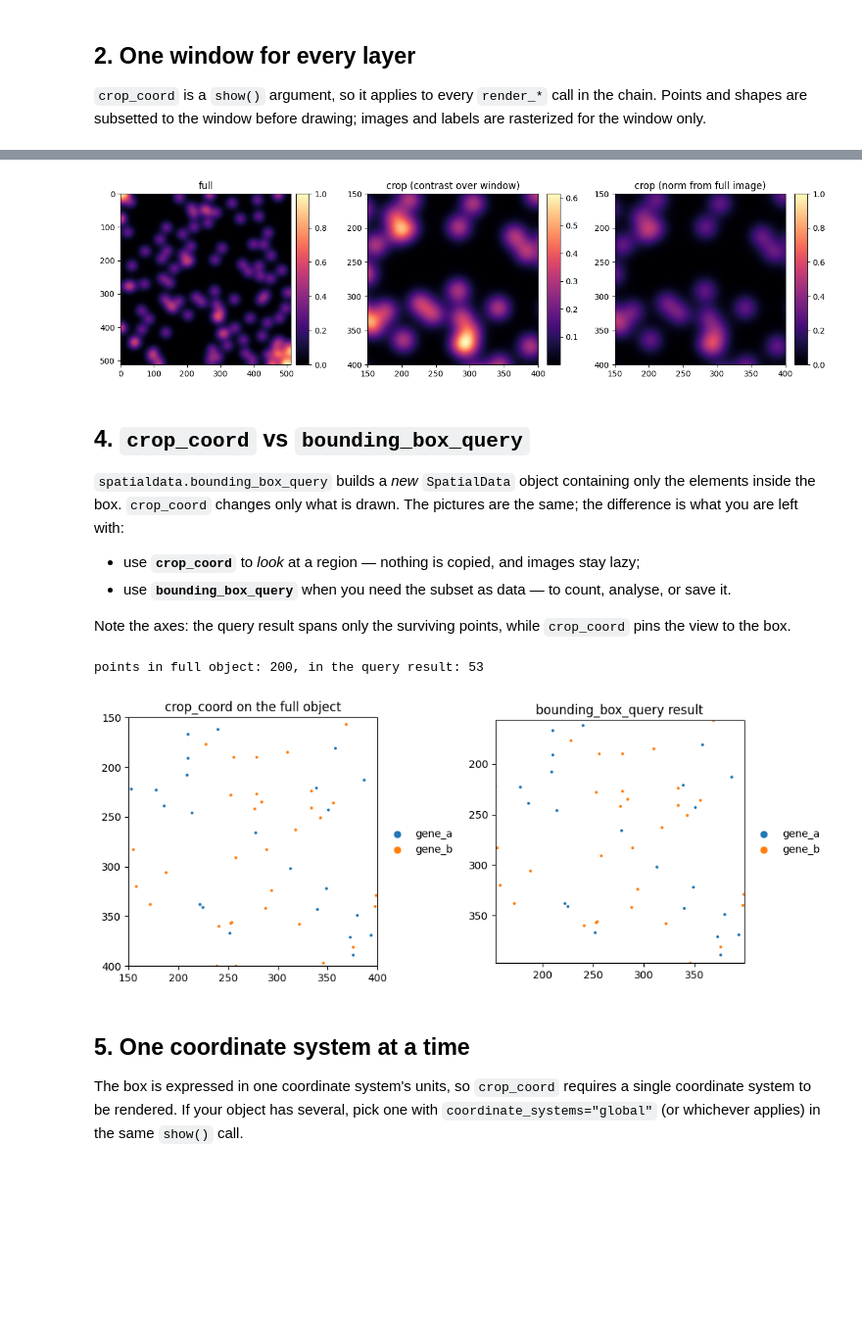
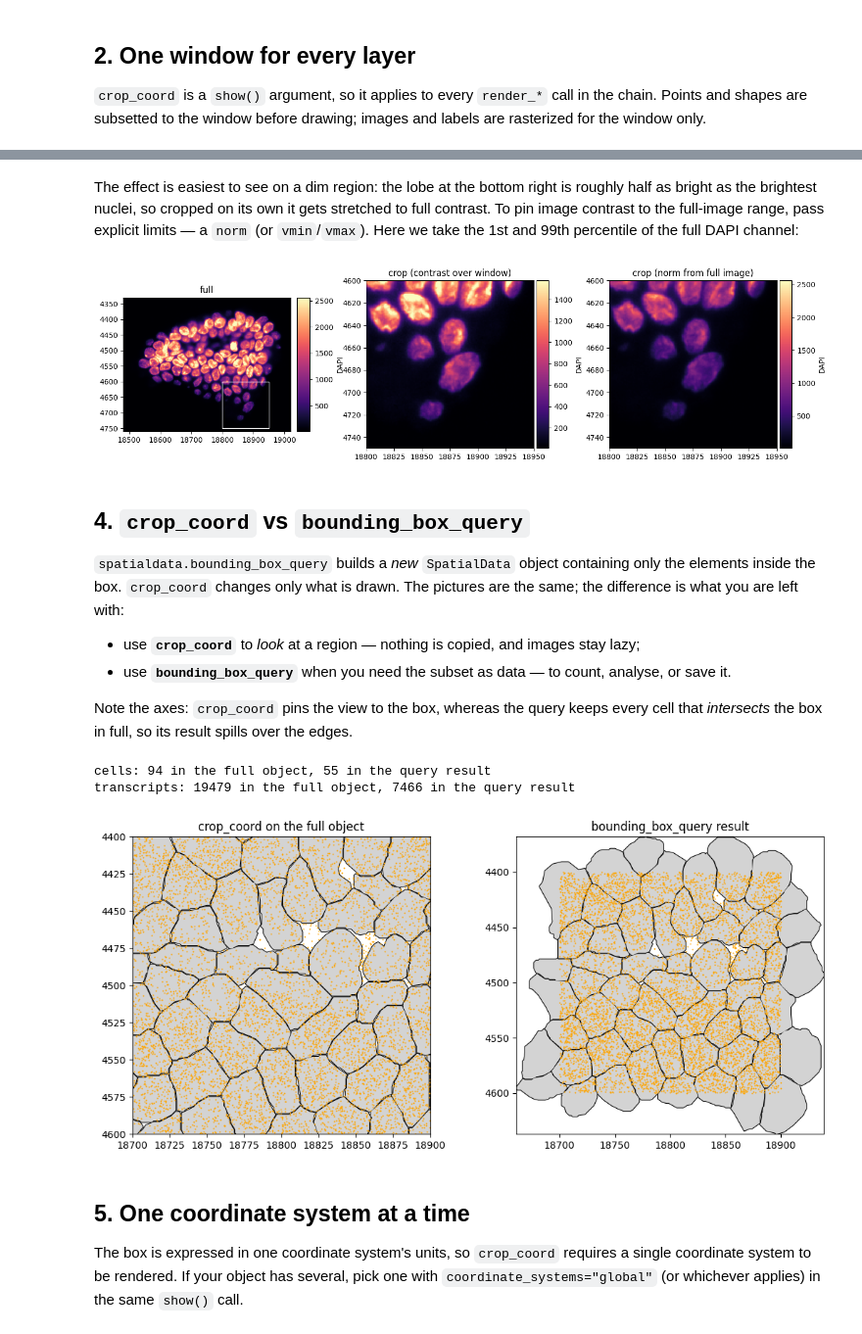
Before and after one commit to scverse/spatialdata-plot-tutorials, a Jupyter notebook: pr-25/_sources/notebooks/tutorials/cropping.ipynb, the cells around one changed output, grey strips where cells are left out. Shown at 98% size. Drawn from its saved outputs; the diff is of its cells as text; code cells hidden in the pictures; blank space fills up the shorter version.

```diff
--- a/pr-25/_sources/notebooks/tutorials/cropping.ipynb
+++ b/pr-25/_sources/notebooks/tutorials/cropping.ipynb
@@ -14,13 +14,15 @@ Xenium, MERFISH, or any other `SpatialData` object.
 import warnings
 
 import matplotlib.pyplot as plt
-from matplotlib.patches import Rectangle
+import squidpy as sq
+from matplotlib.patches import ConnectionPatch, Rectangle
 
 import spatialdata as sd
 import spatialdata_plot  # noqa: F401  # registers the .pl accessor
+from spatialdata_plot import PercentileNormalize
 
 warnings.filterwarnings("ignore")
 
-sdata = sd.datasets.blobs()
+sdata = sq.datasets.cells()
 sdata
 # %% [output]
@@ -62,0 +68,20 @@ fig.tight_layout()
+# %%
+CROP = (18700, 18900, 4400, 4600)  # xmin, xmax, ymin, ymax in µm
+
+
+def mark_crop(ax_full, ax_crop, crop, **style):
+    # draw the crop box on ax_full and connect its right corners to ax_crop
+    xmin, xmax, ymin, ymax = crop
+    ax_full.add_patch(Rectangle((xmin, ymin), xmax - xmin, ymax - ymin, fill=False, **style))
+    for y, frac in ((ymin, 1), (ymax, 0)):  # y axis is inverted: ymin is the top edge
+        ax_full.figure.add_artist(
+            ConnectionPatch((xmax, y), (0, frac), coordsA=ax_full.transData, coordsB=ax_crop.transAxes, **style)
+        )
+
+
+fig, (ax_full, ax_crop) = plt.subplots(1, 2, figsize=(10, 4.5), gridspec_kw={"width_ratios": [1.25, 1]})
+sdata.pl.render_images("morphology_focus", **IMG).pl.show(ax=ax_full, title="full section")
+sdata.pl.render_images("morphology_focus", **IMG).pl.show(ax=ax_crop, crop_coord=CROP, title="crop_coord")
+ax_crop.set_xticks([18700, 18800, 18900])
+mark_crop(ax_full, ax_crop, CROP, edgecolor="white", color="white", lw=1.5)
+fig.subplots_adjust(wspace=0.35)
@@ -89,20 +122,30 @@ To pin image contrast to the full-image range, pass explicit limits — a `norm`
+# %% [markdown]
+The effect is easiest to see on a dim region: the lobe at the bottom right is roughly half as bright
+as the brightest nuclei, so cropped on its own it gets stretched to full contrast. To pin image
+contrast to the full-image range, pass explicit limits — a `norm` (or `vmin`/`vmax`). Here we take
+the 1st and 99th percentile of the full DAPI channel:
 # %%
 from matplotlib.colors import Normalize
 
-full = sdata["blobs_image"].sel(c=0)
-fixed = Normalize(vmin=float(full.min()), vmax=float(full.max()))
+DIM = (18800, 18950, 4600, 4750)  # a dim window at the bottom right
 
-fig, axes = plt.subplots(1, 3, figsize=(15, 5))
-sdata.pl.render_images("blobs_image", channel=0, cmap="magma").pl.show(ax=axes[0], title="full")
-sdata.pl.render_images("blobs_image", channel=0, cmap="magma").pl.show(
-    ax=axes[1], crop_coord=CROP, title="crop (contrast over window)"
+dapi = sdata["morphology_focus"]["scale0"].image.sel(c="DAPI")
+fixed = Normalize(*dapi.quantile([0.01, 0.99]).values)
+
+fig, axes = plt.subplots(1, 3, figsize=(16, 5))
+sdata.pl.render_images("morphology_focus", channel="DAPI", cmap="magma", norm=PercentileNormalize(1, 99)).pl.show(
+    ax=axes[0], title="full"
 )
-sdata.pl.render_images("blobs_image", channel=0, cmap="magma", norm=fixed).pl.show(
-    ax=axes[2], crop_coord=CROP, title="crop (norm from full image)"
+axes[0].add_patch(Rectangle((DIM[0], DIM[2]), DIM[1] - DIM[0], DIM[3] - DIM[2], fill=False, edgecolor="white"))
+sdata.pl.render_images("morphology_focus", channel="DAPI", cmap="magma", norm=PercentileNormalize(1, 99)).pl.show(
+    ax=axes[1], crop_coord=DIM, title="crop (contrast over window)"
+)
+sdata.pl.render_images("morphology_focus", channel="DAPI", cmap="magma", norm=fixed).pl.show(
+    ax=axes[2], crop_coord=DIM, title="crop (norm from full image)"
 )
 fig.subplots_adjust(wspace=0.45)
 # %% [output]
-[figure, old version]
+[figure, new version]
 # %% [markdown]
 ## 4. `crop_coord` vs `bounding_box_query`
 
@@ -113,27 +156,31 @@ what you are left with:
 - use **`crop_coord`** to *look* at a region — nothing is copied, and images stay lazy;
 - use **`bounding_box_query`** when you need the subset as data — to count, analyse, or save it.
 
-Note the axes: the query result spans only the surviving points, while `crop_coord` pins the view to
-the box.
+Note the axes: `crop_coord` pins the view to the box, whereas the query keeps every cell that
+*intersects* the box in full, so its result spills over the edges.
 # %%
 subset = sd.bounding_box_query(
     sdata,
     axes=("x", "y"),
     min_coordinate=[CROP[0], CROP[2]],
     max_coordinate=[CROP[1], CROP[3]],
     target_coordinate_system="global",
 )
-print(f"points in full object: {len(sdata['blobs_points'])}, in the query result: {len(subset['blobs_points'])}")
+print(f"cells: {len(sdata['cell_boundaries'])} in the full object, {len(subset['cell_boundaries'])} in the query result")
+print(f"transcripts: {len(sdata['transcripts'])} in the full object, {len(subset['transcripts'])} in the query result")
 
-fig, axes = plt.subplots(1, 2, figsize=(10, 5))
-sdata.pl.render_points("blobs_points", color="genes", size=8).pl.show(
-    ax=axes[0], crop_coord=CROP, title="crop_coord on the full object"
-)
-subset.pl.render_points("blobs_points", color="genes", size=8).pl.show(ax=axes[1], title="bounding_box_query result")
+fig, axes = plt.subplots(1, 2, figsize=(11, 5))
+sdata.pl.render_shapes("cell_boundaries", color="lightgray", outline=True).pl.render_points(
+    "transcripts", color="orange", size=2
+).pl.show(ax=axes[0], crop_coord=CROP, title="crop_coord on the full object")
+subset.pl.render_shapes("cell_boundaries", color="lightgray", outline=True).pl.render_points(
+    "transcripts", color="orange", size=2
+).pl.show(ax=axes[1], title="bounding_box_query result")
 fig.tight_layout()
 # %% [output]
-points in full object: 200, in the query result: 53
+cells: 94 in the full object, 55 in the query result
+transcripts: 19479 in the full object, 7466 in the query result
-[figure, old version]
+[figure, new version]
 # %% [markdown]
 ## 5. One coordinate system at a time
 
```
Also changed, not shown: parts of 11 cells of this notebook, 9 other files.
